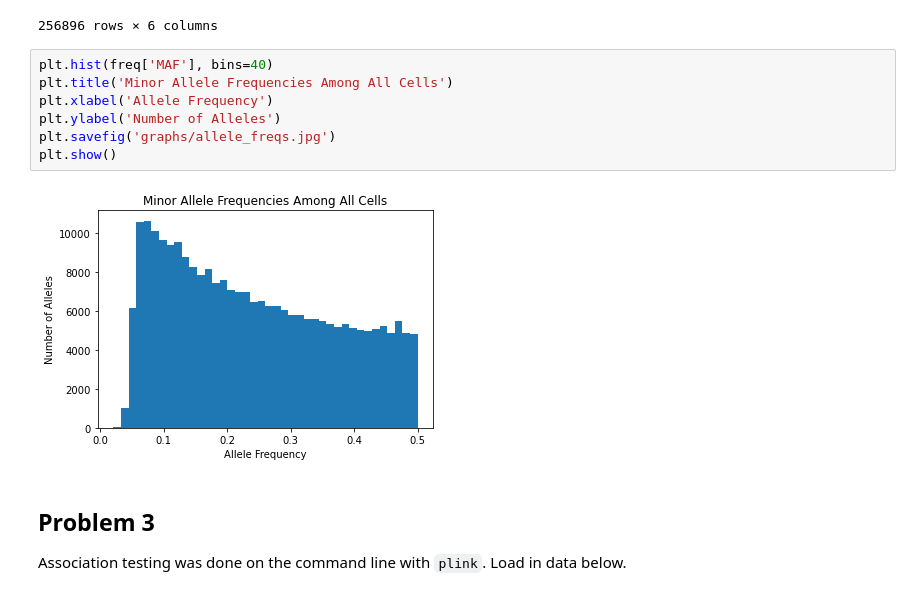
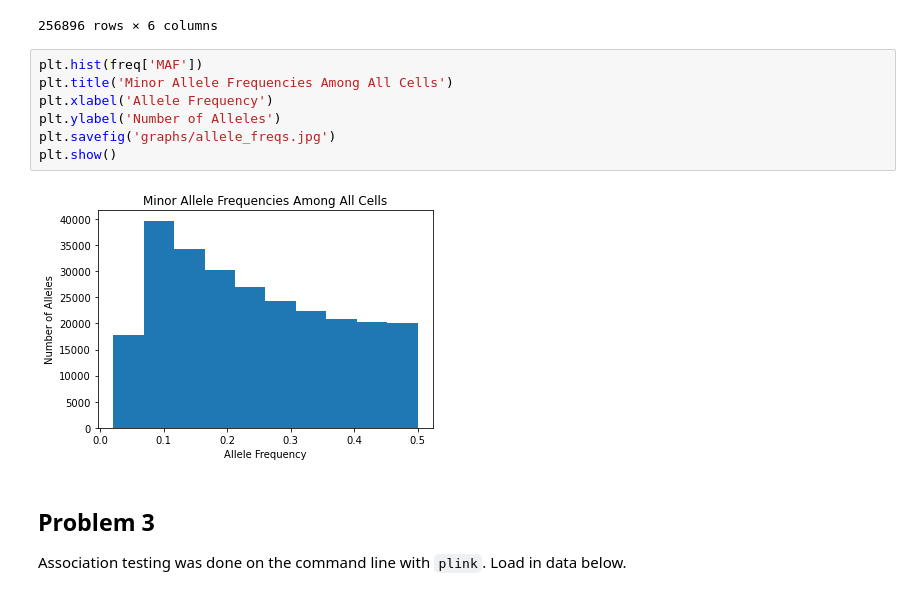
Before and after one commit to bdavi119/qbb2021-answers, a Jupyter notebook: 03-week-hw/GWAS.ipynb, the cells around one changed output. Drawn from its saved outputs; the diff is of its cells as text.

```diff
--- a/03-week-hw/GWAS.ipynb
+++ b/03-week-hw/GWAS.ipynb
@@ -61,14 +61,14 @@ freq
 | 256895 | 22 | rs6010063 | G | A | 0.47010 | 334 |
 256896 rows × 6 columns
 # %%
-plt.hist(freq['MAF'], bins=40)
+plt.hist(freq['MAF'])
 plt.title('Minor Allele Frequencies Among All Cells')
 plt.xlabel('Allele Frequency')
 plt.ylabel('Number of Alleles')
 plt.savefig('graphs/allele_freqs.jpg')
 plt.show()
 # %% [output]
-[figure, old version]
+[figure, new version]
 # %% [markdown]
 ## Problem 3
 
```
Also changed, not shown: parts of 2 cells of this notebook, 1 other file.
